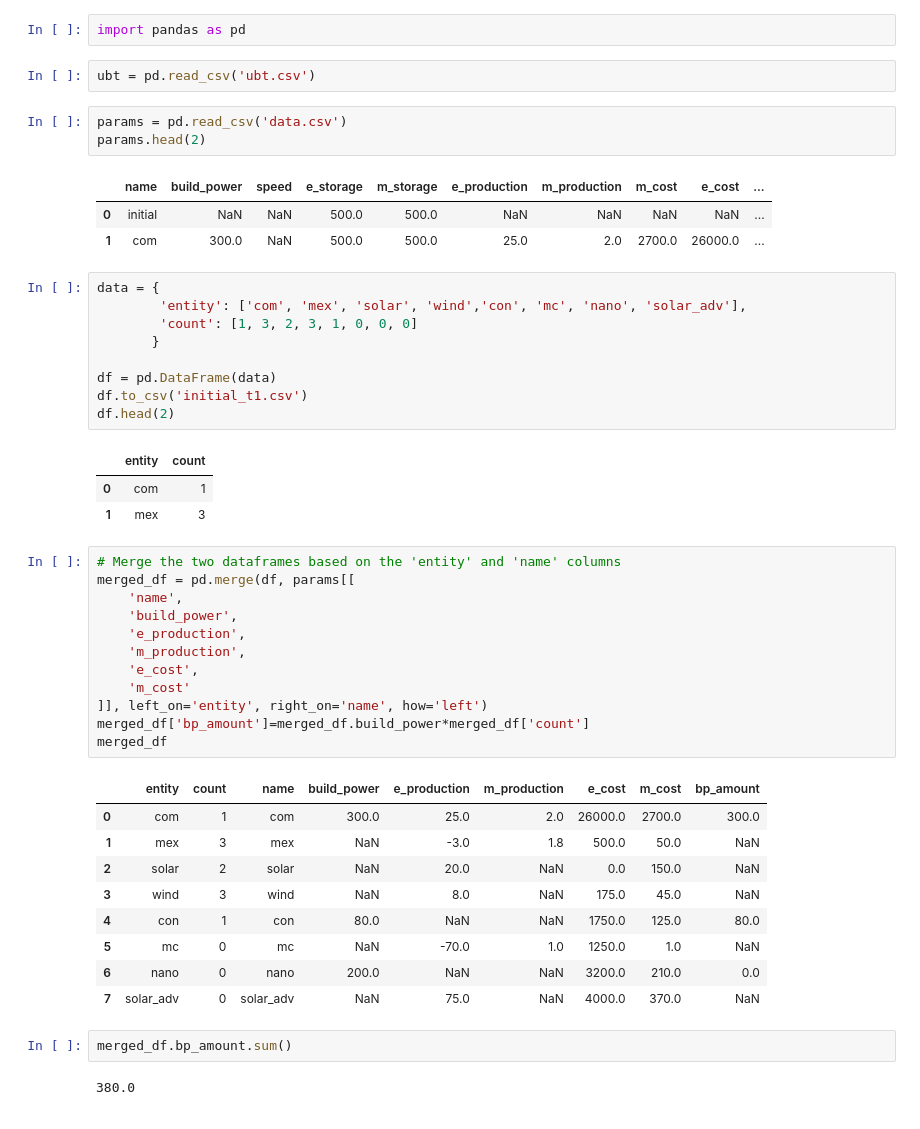
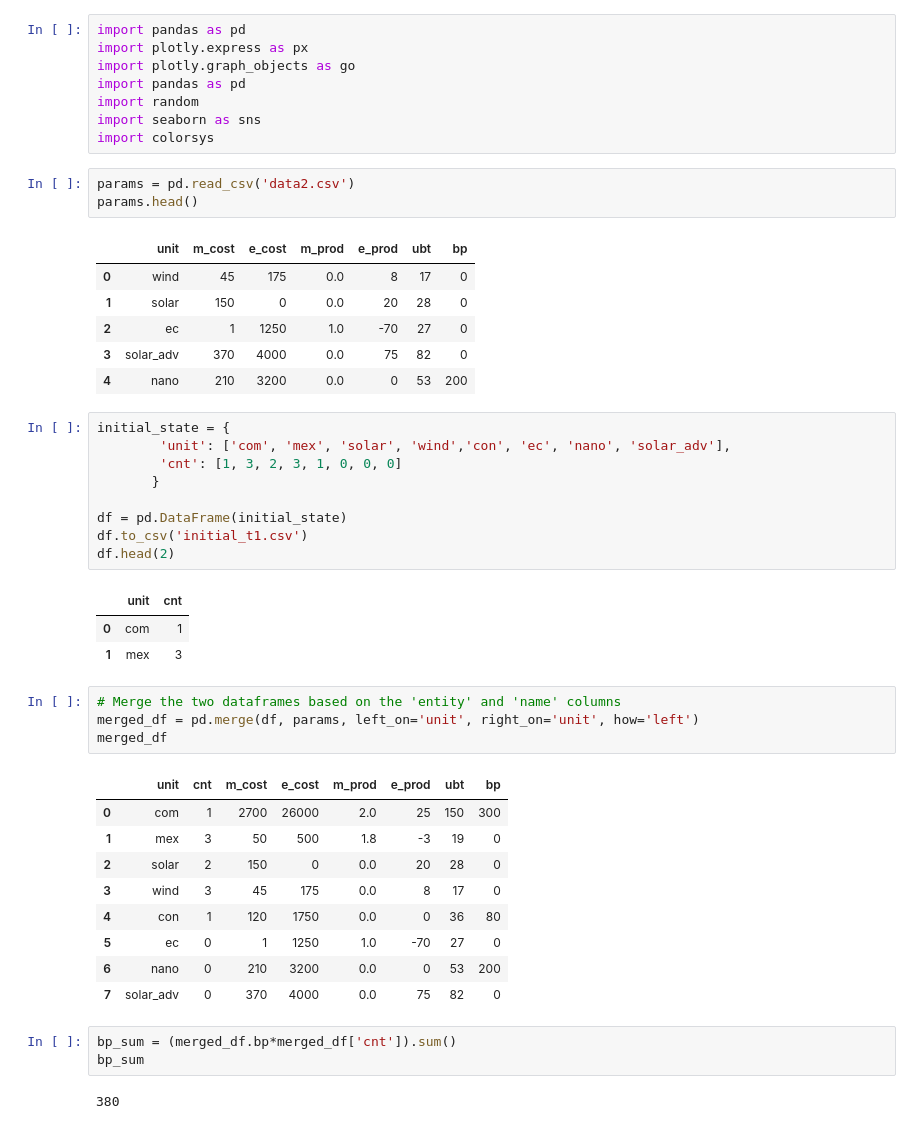
Before and after one commit to format37/bar, a Jupyter notebook: model_t1.ipynb, the cells around one changed output. Cells and saved outputs as stored; diff of their text form.

```diff
--- a/model_t1.ipynb
+++ b/model_t1.ipynb
@@ -1,50 +1,50 @@
 # %%
 import pandas as pd
+import plotly.express as px
+import plotly.graph_objects as go
+import pandas as pd
+import random
+import seaborn as sns
+import colorsys
-# %%
-ubt = pd.read_csv('ubt.csv')
 # %%
-params = pd.read_csv('data.csv')
-params.head(2)
+params = pd.read_csv('data2.csv')
+params.head()
 # %% [output]
-|  | name | build_power | speed | e_storage | m_storage | e_production | m_production | m_cost | e_cost | ... |
-| 0 | initial | NaN | NaN | 500.0 | 500.0 | NaN | NaN | NaN | NaN | ... |
-| 1 | com | 300.0 | NaN | 500.0 | 500.0 | 25.0 | 2.0 | 2700.0 | 26000.0 | ... |
+|  | unit | m_cost | e_cost | m_prod | e_prod | ubt | bp |
+| 0 | wind | 45 | 175 | 0.0 | 8 | 17 | 0 |
+| 1 | solar | 150 | 0 | 0.0 | 20 | 28 | 0 |
+| 2 | ec | 1 | 1250 | 1.0 | -70 | 27 | 0 |
+| 3 | solar_adv | 370 | 4000 | 0.0 | 75 | 82 | 0 |
+| 4 | nano | 210 | 3200 | 0.0 | 0 | 53 | 200 |
 # %%
-data = {
-        'entity': ['com', 'mex', 'solar', 'wind','con', 'mc', 'nano', 'solar_adv'],
-        'count': [1, 3, 2, 3, 1, 0, 0, 0]
+initial_state = {
+        'unit': ['com', 'mex', 'solar', 'wind','con', 'ec', 'nano', 'solar_adv'],
+        'cnt': [1, 3, 2, 3, 1, 0, 0, 0]
        }
 
-df = pd.DataFrame(data)
+df = pd.DataFrame(initial_state)
 df.to_csv('initial_t1.csv')
 df.head(2)
 # %% [output]
-|  | entity | count |
+|  | unit | cnt |
 | 0 | com | 1 |
 | 1 | mex | 3 |
 # %%
 # Merge the two dataframes based on the 'entity' and 'name' columns
-merged_df = pd.merge(df, params[[
-    'name',
-    'build_power',
-    'e_production',
-    'm_production',
-    'e_cost',
-    'm_cost'
-]], left_on='entity', right_on='name', how='left')
-merged_df['bp_amount']=merged_df.build_power*merged_df['count']
+merged_df = pd.merge(df, params, left_on='unit', right_on='unit', how='left')
 merged_df
 # %% [output]
-|  | entity | count | name | build_power | e_production | m_production | e_cost | m_cost | bp_amount |
-| 0 | com | 1 | com | 300.0 | 25.0 | 2.0 | 26000.0 | 2700.0 | 300.0 |
-| 1 | mex | 3 | mex | NaN | -3.0 | 1.8 | 500.0 | 50.0 | NaN |
-| 2 | solar | 2 | solar | NaN | 20.0 | NaN | 0.0 | 150.0 | NaN |
-| 3 | wind | 3 | wind | NaN | 8.0 | NaN | 175.0 | 45.0 | NaN |
-| 4 | con | 1 | con | 80.0 | NaN | NaN | 1750.0 | 125.0 | 80.0 |
-| 5 | mc | 0 | mc | NaN | -70.0 | 1.0 | 1250.0 | 1.0 | NaN |
-| 6 | nano | 0 | nano | 200.0 | NaN | NaN | 3200.0 | 210.0 | 0.0 |
-| 7 | solar_adv | 0 | solar_adv | NaN | 75.0 | NaN | 4000.0 | 370.0 | NaN |
+|  | unit | cnt | m_cost | e_cost | m_prod | e_prod | ubt | bp |
+| 0 | com | 1 | 2700 | 26000 | 2.0 | 25 | 150 | 300 |
+| 1 | mex | 3 | 50 | 500 | 1.8 | -3 | 19 | 0 |
+| 2 | solar | 2 | 150 | 0 | 0.0 | 20 | 28 | 0 |
+| 3 | wind | 3 | 45 | 175 | 0.0 | 8 | 17 | 0 |
+| 4 | con | 1 | 120 | 1750 | 0.0 | 0 | 36 | 80 |
+| 5 | ec | 0 | 1 | 1250 | 1.0 | -70 | 27 | 0 |
+| 6 | nano | 0 | 210 | 3200 | 0.0 | 0 | 53 | 200 |
+| 7 | solar_adv | 0 | 370 | 4000 | 0.0 | 75 | 82 | 0 |
 # %%
-merged_df.bp_amount.sum()
+bp_sum = (merged_df.bp*merged_df['cnt']).sum()
+bp_sum
 # %% [output]
-380.0
+380
```
Also changed, not shown: parts of 8 cells of this notebook, 8 other files.
